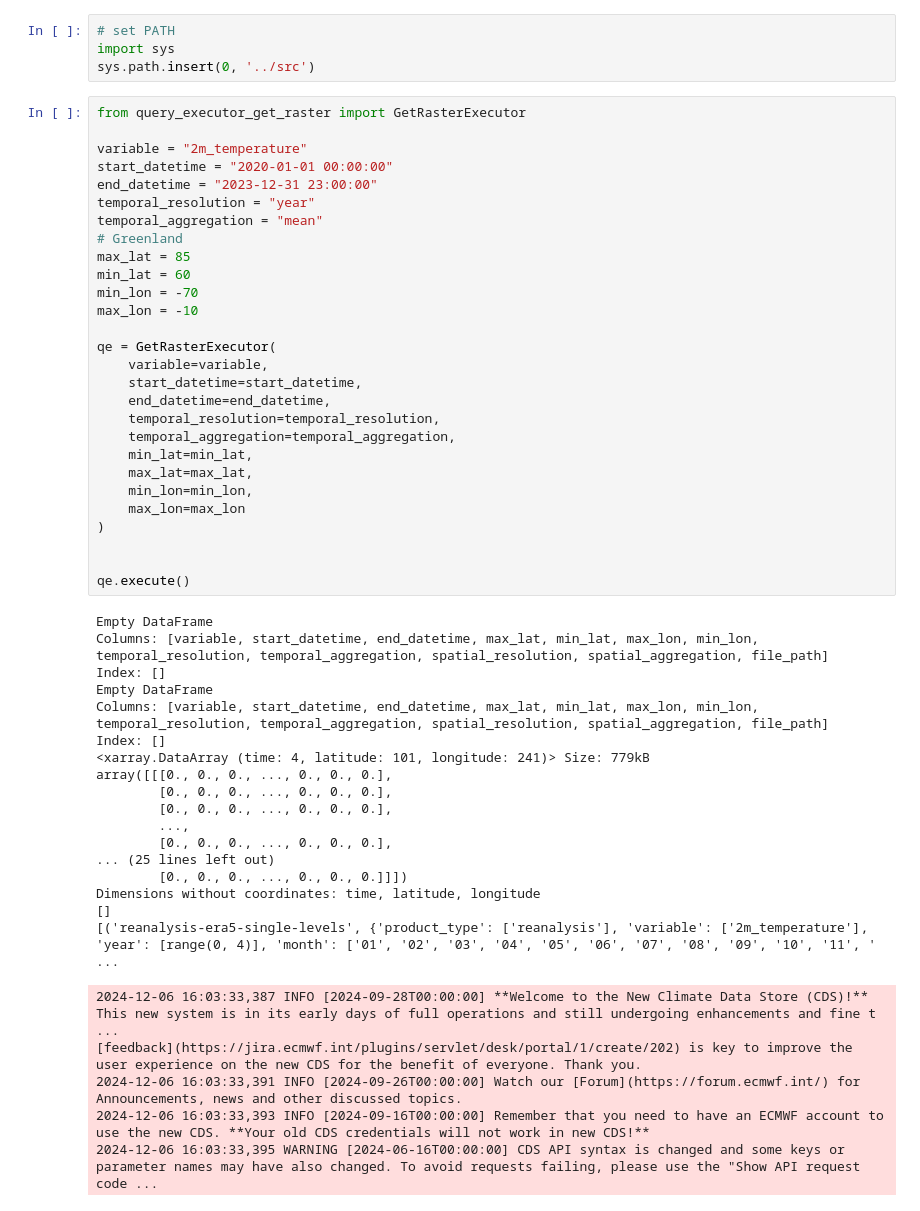
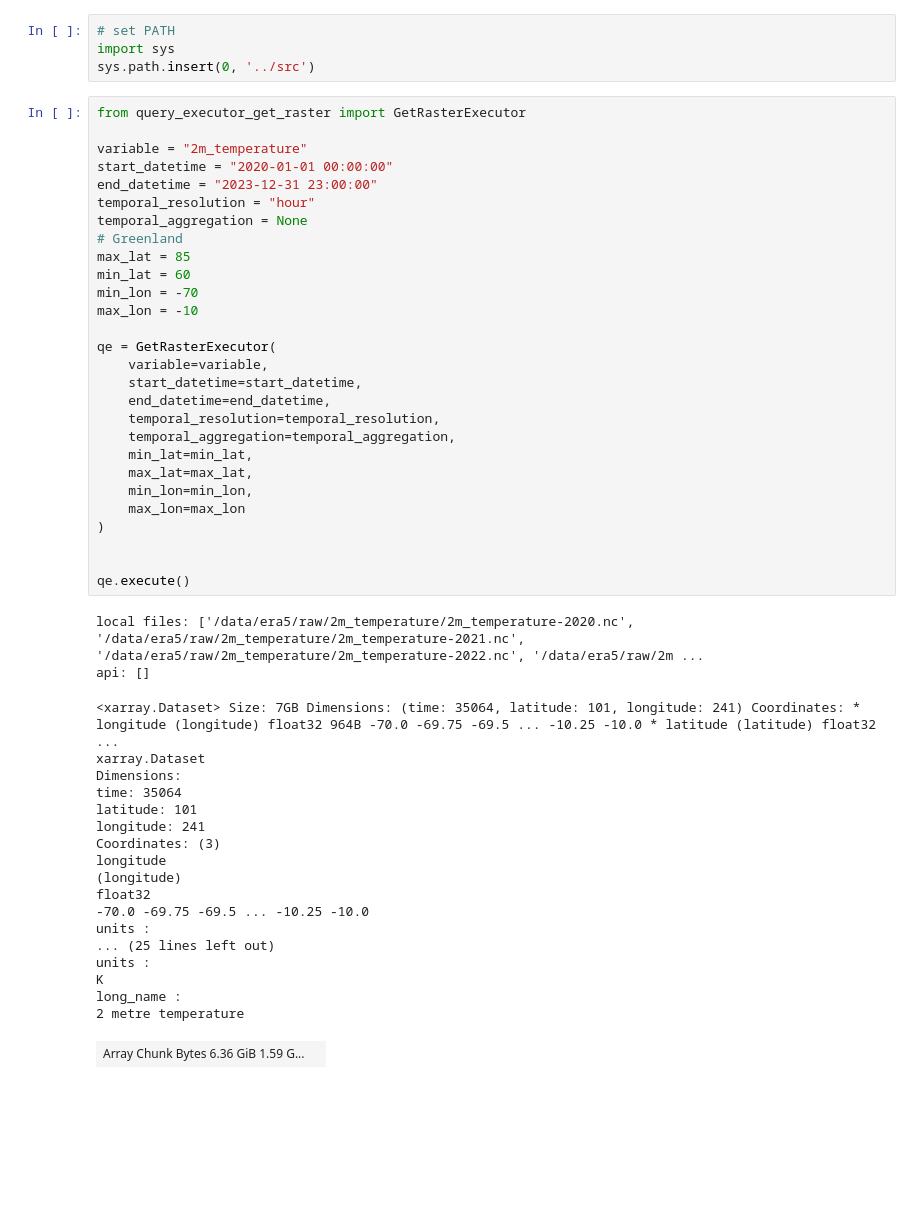
Before and after one commit to iharp3/iharp-query-executor, a Jupyter notebook: notebook/1-query-get-raster.ipynb, the cells around one changed output. Drawn from its saved outputs; the diff is of its cells as text; blank space fills up the shorter version.

```diff
--- a/notebook/1-query-get-raster.ipynb
+++ b/notebook/1-query-get-raster.ipynb
@@ -5,51 +5,49 @@ sys.path.insert(0, '../src')
 # %%
 from query_executor_get_raster import GetRasterExecutor
 
 variable = "2m_temperature"
 start_datetime = "2020-01-01 00:00:00"
 end_datetime = "2023-12-31 23:00:00"
-temporal_resolution = "year"
-temporal_aggregation = "mean"
+temporal_resolution = "hour"
+temporal_aggregation = None
 # Greenland
 max_lat = 85
 min_lat = 60
 min_lon = -70
 max_lon = -10
 
 qe = GetRasterExecutor(
     variable=variable,
     start_datetime=start_datetime,
     end_datetime=end_datetime,
     temporal_resolution=temporal_resolution,
     temporal_aggregation=temporal_aggregation,
     min_lat=min_lat,
     max_lat=max_lat,
     min_lon=min_lon,
     max_lon=max_lon
 )
 
 
 qe.execute()
 # %% [output]
-Empty DataFrame
-Columns: [variable, start_datetime, end_datetime, max_lat, min_lat, max_lon, min_lon, temporal_resolution, temporal_aggregation, spatial_resolution, spatial_aggregation, file_path]
-Index: []
-Empty DataFrame
-Columns: [variable, start_datetime, end_datetime, max_lat, min_lat, max_lon, min_lon, temporal_resolution, temporal_aggregation, spatial_resolution, spatial_aggregation, file_path]
-Index: []
-<xarray.DataArray (time: 4, latitude: 101, longitude: 241)> Size: 779kB
-array([[[0., 0., 0., ..., 0., 0., 0.],
-        [0., 0., 0., ..., 0., 0., 0.],
-        [0., 0., 0., ..., 0., 0., 0.],
-        ...,
-        [0., 0., 0., ..., 0., 0., 0.],
-... (25 lines left out)
-        [0., 0., 0., ..., 0., 0., 0.]]])
-Dimensions without coordinates: time, latitude, longitude
-[]
-[('reanalysis-era5-single-levels', {'product_type': ['reanalysis'], 'variable': ['2m_temperature'], 'year': [range(0, 4)], 'month': ['01', '02', '03', '04', '05', '06', '07', '08', '09', '10', '11', ' ...
+local files: ['/data/era5/raw/2m_temperature/2m_temperature-2020.nc', '/data/era5/raw/2m_temperature/2m_temperature-2021.nc', '/data/era5/raw/2m_temperature/2m_temperature-2022.nc', '/data/era5/raw/2m ...
+api: []
-2024-12-06 16:03:33,387 INFO [2024-09-28T00:00:00] **Welcome to the New Climate Data Store (CDS)!** This new system is in its early days of full operations and still undergoing enhancements and fine t ...
-[feedback](https://jira.ecmwf.int/plugins/servlet/desk/portal/1/create/202) is key to improve the user experience on the new CDS for the benefit of everyone. Thank you.
-2024-12-06 16:03:33,391 INFO [2024-09-26T00:00:00] Watch our [Forum](https://forum.ecmwf.int/) for Announcements, news and other discussed topics.
-2024-12-06 16:03:33,393 INFO [2024-09-16T00:00:00] Remember that you need to have an ECMWF account to use the new CDS. **Your old CDS credentials will not work in new CDS!**
-2024-12-06 16:03:33,395 WARNING [2024-06-16T00:00:00] CDS API syntax is changed and some keys or parameter names may have also changed. To avoid requests failing, please use the "Show API request code ...
+<xarray.Dataset> Size: 7GB Dimensions: (time: 35064, latitude: 101, longitude: 241) Coordinates: * longitude (longitude) float32 964B -70.0 -69.75 -69.5 ... -10.25 -10.0 * latitude (latitude) float32  ...
+xarray.Dataset
+Dimensions:
+time: 35064
+latitude: 101
+longitude: 241
+Coordinates: (3)
+longitude
+(longitude)
+float32
+-70.0 -69.75 -69.5 ... -10.25 -10.0
+units :
+... (25 lines left out)
+units :
+K
+long_name :
+2 metre temperature
+| Array Chunk Bytes 6.36 GiB 1.59 G... |  |
```
Also changed, not shown: parts of 10 cells of this notebook, 3 other files.
